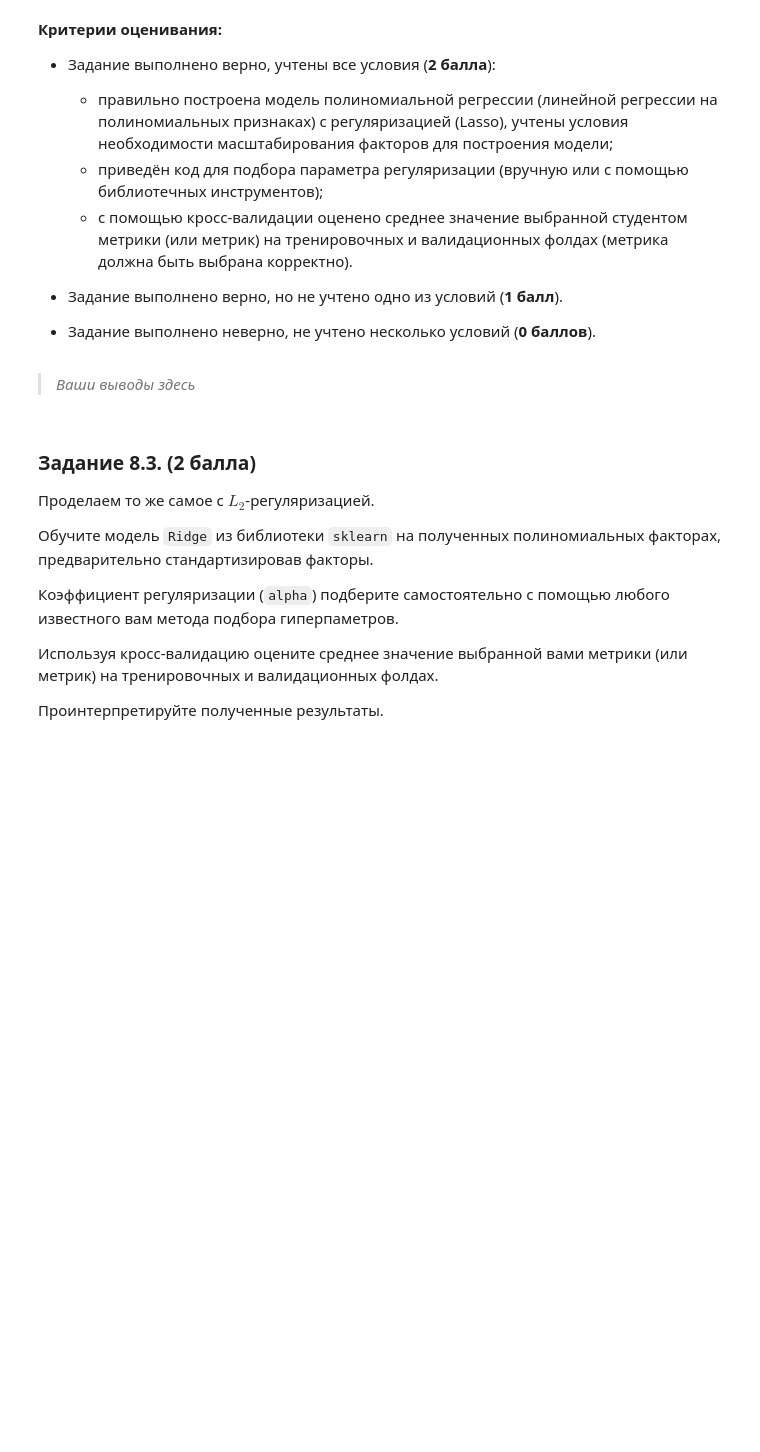
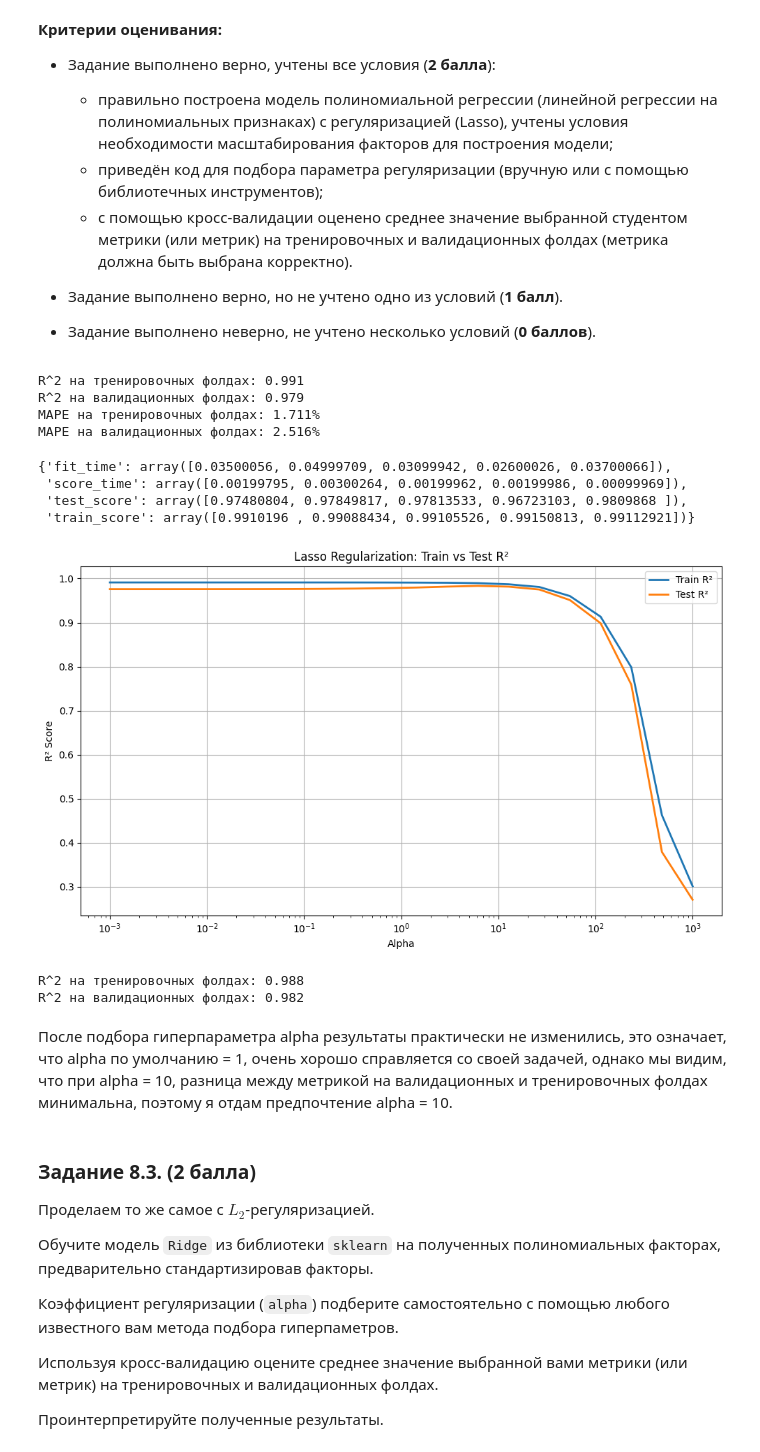
Before and after one commit to AlexKosuhin/SF_data_science, a Jupyter notebook: MATHS/MATH_ML-2._Практика._Ноутбук-шаблон.ipynb, the cells around one changed output. Drawn from its saved outputs; the diff is of its cells as text; code cells hidden in the pictures; blank space fills up the shorter version.

```diff
--- a/MATHS/MATH_ML-2._Практика._Ноутбук-шаблон.ipynb
+++ b/MATHS/MATH_ML-2._Практика._Ноутбук-шаблон.ipynb
@@ -462,4 +530,21 @@ from sklearn.model_selection import cross_validate
     * с помощью кросс-валидации оценено среднее значение выбранной студентом метрики (или метрик) на тренировочных и валидационных фолдах (метрика должна быть выбрана корректно).
 - Задание выполнено неверно, не учтено одно или несколько из условий (**0 баллов**).
 # %%
-# Ваш код здесь
+from sklearn.metrics import mean_absolute_percentage_error
+r_scaler = StandardScaler()
+X = r_scaler.fit_transform(X)
+
+poly = PolynomialFeatures(degree=3, include_bias=False)
+X_poly = poly.fit_transform(X)
+print(f'Количество факторов: {X_poly.shape[0]}')
+
+# Кросс-валидация
+from sklearn.metrics import mean_absolute_error, mean_squared_error, r2_score
+
+cv = cross_validate(LinearRegression(), X=X_poly, y=y,
+                    scoring={'r2' : 'r2', 'neg_mape' : make_scorer(mean_absolute_percentage_error, greater_is_better=False)},
+                    return_train_score=True, cv=5)
+print(f'R^2 на тренировочных фолдах: {np.round(np.mean(cv['train_r2']), 3)}')
+print(f'R^2 на валидационных фолдах: {np.round(np.mean(cv['test_r2']), 3)}')
+print(f'MAPE на тренировочных фолдах: {np.round(np.mean(-cv['train_neg_mape']) * 100, 3)}%')
+print(f'MAPE на валидационных фолдах: {np.round(np.mean(-cv['test_neg_mape']) * 100, 3)}%')
@@ -488,9 +579,59 @@ from sklearn.model_selection import cross_validate
 - Задание выполнено верно, но не учтено одно из условий (**1 балл**).
 - Задание выполнено неверно, не учтено несколько условий (**0 баллов**).
 # %%
-# Ваш код здесь
+cv = cross_validate(Lasso(), X=X_poly, y=y,
+                    scoring={'r2' : 'r2', 'neg_mape' : make_scorer(mean_absolute_percentage_error, greater_is_better=False)},
+                    return_train_score=True, cv=5)
+print(f'R^2 на тренировочных фолдах: {np.round(np.mean(cv['train_r2']), 3)}')
+print(f'R^2 на валидационных фолдах: {np.round(np.mean(cv['test_r2']), 3)}')
+print(f'MAPE на тренировочных фолдах: {np.round(np.mean(-cv['train_neg_mape']) * 100, 3)}%')
+print(f'MAPE на валидационных фолдах: {np.round(np.mean(-cv['test_neg_mape']) * 100, 3)}%')
+# %% [output]
+R^2 на тренировочных фолдах: 0.991
+R^2 на валидационных фолдах: 0.979
+MAPE на тренировочных фолдах: 1.711%
+MAPE на валидационных фолдах: 2.516%
+# %%
+cv1 = cross_validate(Lasso(alpha=i, max_iter=10000), X=X_poly, y=y, scoring='r2', cv=5, return_train_score=True)
+cv1
+# %% [output]
+{'fit_time': array([0.03500056, 0.04999709, 0.03099942, 0.02600026, 0.03700066]),
+ 'score_time': array([0.00199795, 0.00300264, 0.00199962, 0.00199986, 0.00099969]),
+ 'test_score': array([0.97480804, 0.97849817, 0.97813533, 0.96723103, 0.9809868 ]),
+ 'train_score': array([0.9910196 , 0.99088434, 0.99105526, 0.99150813, 0.99112921])}
+# %%
+# Подберём гиперпараметры:
+l_train = []
+l_test = []
+alphas = np.geomspace(1e-3, 1e3, 20)
+for i in alphas:
+    cv1 = cross_validate(Lasso(alpha=i, max_iter=10000), X=X_poly, y=y, scoring='r2', cv=5, return_train_score=True)
+    l_train.append(np.mean(cv1['train_score']))
+    l_test.append(np.mean(cv1['test_score']))
+
+
+plt.figure(figsize=(10, 6))
+plt.plot(alphas, l_train, label='Train R²', linewidth=2)
+plt.plot(alphas, l_test, label='Test R²', linewidth=2)
+plt.xscale('log')
+plt.xlabel('Alpha')
+plt.ylabel('R² Score')
+plt.title('Lasso Regularization: Train vs Test R²')
+plt.legend()
+plt.grid(True)
+plt.tight_layout()
+plt.show()
+# %% [output]
+[figure, added]
+# %%
+cv_l = cross_validate(Lasso(alpha=10, max_iter=10000), X=X_poly, y=y, scoring='r2', cv=5, return_train_score=True)
+print(f'R^2 на тренировочных фолдах: {np.round(np.mean(cv_l['train_score']), 3)}')
+print(f'R^2 на валидационных фолдах: {np.round(np.mean(cv_l['test_score']), 3)}')
+# %% [output]
+R^2 на тренировочных фолдах: 0.988
+R^2 на валидационных фолдах: 0.982
 # %% [markdown]
-> *Ваши выводы здесь*
+После подбора гиперпараметра alpha результаты практически не изменились, это означает, что alpha по умолчанию = 1, очень хорошо справляется со своей задачей, однако мы видим, что при alpha = 10, разница между метрикой на валидационных и тренировочных фолдах минимальна, поэтому я отдам предпочтение alpha = 10.
 # %% [markdown]
 ### Задание 8.3. (2 балла)
 
```
Also changed, not shown: parts of 20 cells of this notebook, 3 other files.
